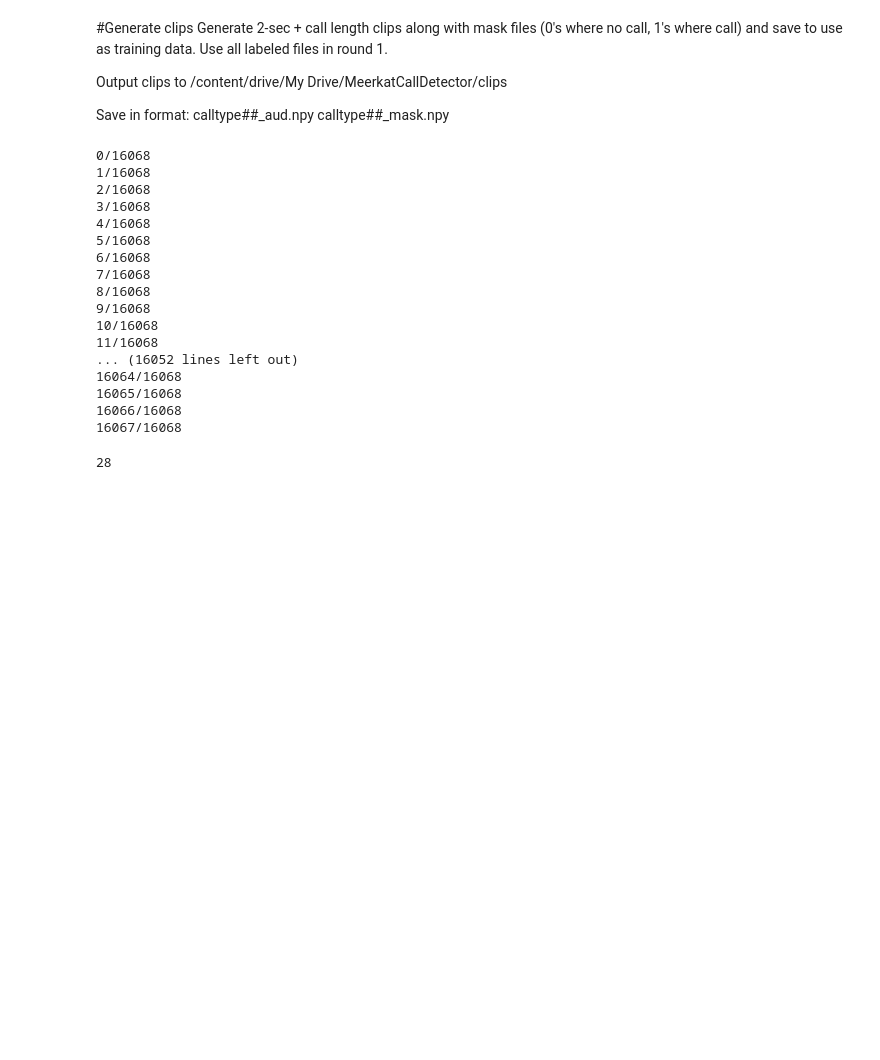
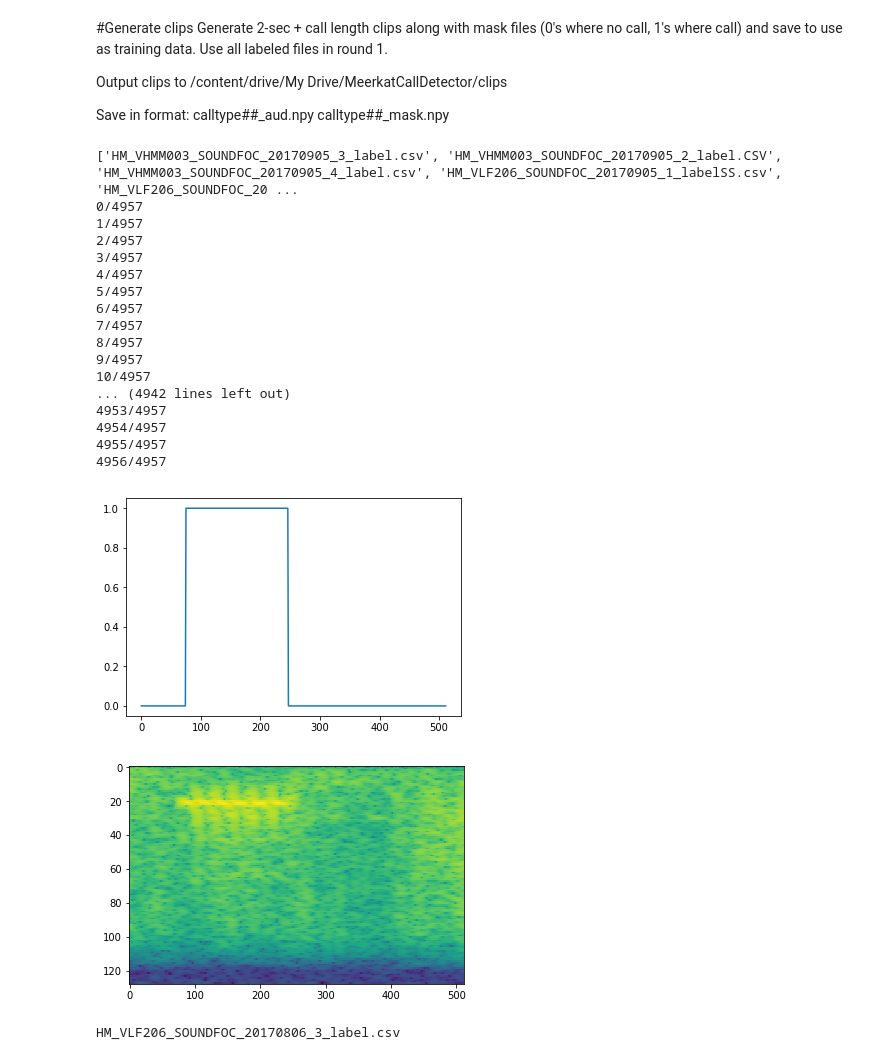
Before and after one commit to arianasp/meerkat_call_detector, a Jupyter notebook: generate_clips.ipynb, the cells around one changed output. Cells and saved outputs as stored; diff of their text form; code cells hidden in the pictures; blank space fills up the shorter version.

Commit message:
added support for training models from focal follow data

```diff
--- a/generate_clips.ipynb
+++ b/generate_clips.ipynb
@@ -16,6 +16,7 @@ base_dir = '/home/arianasp/meerkat_detector'
 ari_labels_only = False
 load_labels = True
 generate_clips = True
+focal = True #whether to run for focal obs recordings (otherwise run for collar recordings)
 
 #Directories
 ground_truth_dir = base_dir + '/ground_truth'
@@ -23,7 +24,8 @@ code_dir = base_dir + '/dev'
 audio_dir = base_dir + '/data/full_recordings'
 
 #Leave one file out for later validation
-validation_file = 'HM_PET_R11_20170903-20170908_file_2_(2017_09_03-05_44_59)_ASWMUX221163_SS'
+#validation_file = 'HM_PET_R11_20170903-20170908_file_2_(2017_09_03-05_44_59)_ASWMUX221163_SS' #used for collar data
+validation_file = 'HM_VHMM003_SOUNDFOC_20170905_3_label' #used for focal data
 
 #import libraries
 import sys
@@ -45,8 +47,13 @@ if(load_labels):
   #Read in all training data
   ground_truth_files = os.listdir(ground_truth_dir)
 
-  #Remove sound focals
-  ground_truth_files = [s for s in ground_truth_files if(not('SOUNDFOC' in s))]
+  #Remove sound focals or use only sound focals
+  if(focal):
+    #ground_truth_files = [s for s in ground_truth_files if('SOUNDFOC' in s)]
+    ground_truth_files = [s for s in ground_truth_files if('SOUNDFOC' in s)]
+  else:
+    ground_truth_files = [s for s in ground_truth_files if(not('SOUNDFOC' in s))]
+  print(ground_truth_files)
 
   #Remove data from validation file (will be used later)
   ground_truth_files = [s for s in ground_truth_files if(not(validation_file in s))]
@@ -86,7 +93,10 @@ if(load_labels):
 if(generate_clips):
 
   #generate 2 sec clips and save to clips folder
-  clips_dir = base_dir + '/clips'
+  if(focal):
+    clips_dir = base_dir + '/clips_foc'
+  else:
+    clips_dir = base_dir + '/clips'
   samprate = 8000
 
   n_labels = len(labels.index)
@@ -98,7 +108,12 @@ if(generate_clips):
         t0 = labels['start_time'][i] - 1
         tf = labels['end_time'][i] + 1
         file = labels['file'][i]
-        aud, sr = librosa.core.load(path=audio_dir + '/' + file[0:(len(file)-4)] + '.wav',sr=samprate,offset=t0,duration=tf-t0)
+
+        if(focal):
+          path_aud = audio_dir + '/' + file[0:(len(file)-4)] + '_downsamp.wav'
+        else:
+          path_aud = audio_dir + '/' + file[0:(len(file)-4)] + '.wav'
+        aud, sr = librosa.core.load(path=path_aud,sr=samprate,offset=t0,duration=tf-t0)
 
         #get mask
         labs_curr = labels[(labels['file']==file) & (labels['start_time']>= t0) & (labels['end_time']<= tf) & (labels['call_type']!= None)]
@@ -119,24 +134,34 @@ if(generate_clips):
   pickle.dump(labels,fid)
   fid.close()
 # %% [output]
-0/16068
-1/16068
-2/16068
-3/16068
-4/16068
-5/16068
-6/16068
-7/16068
-8/16068
-9/16068
-10/16068
-11/16068
-... (16052 lines left out)
-16064/16068
-16065/16068
-16066/16068
-16067/16068
+['HM_VHMM003_SOUNDFOC_20170905_3_label.csv', 'HM_VHMM003_SOUNDFOC_20170905_2_label.CSV', 'HM_VHMM003_SOUNDFOC_20170905_4_label.csv', 'HM_VLF206_SOUNDFOC_20170905_1_labelSS.csv', 'HM_VLF206_SOUNDFOC_20 ...
+0/4957
+1/4957
+2/4957
+3/4957
+4/4957
+5/4957
+6/4957
+7/4957
+8/4957
+9/4957
+10/4957
+... (4942 lines left out)
+4953/4957
+4954/4957
+4955/4957
+4956/4957
+# %%
+files = os.listdir(clips_dir)
+X,y = generate_sample_call(files,clips_dir,call_type=None,mel=False)
+plt.plot(y)
+plt.show()
+plt.imshow(X.T,aspect='auto')
+plt.show()
+# %% [output]
+[figure, added]
+[figure, added]
 # %%
-print(len(ground_truth_files))
+print(ground_truth_files[11])
 # %% [output]
-28
+HM_VLF206_SOUNDFOC_20170806_3_label.csv
```
Also changed, not shown: parts of 1 cell of this notebook, 1 other file.
